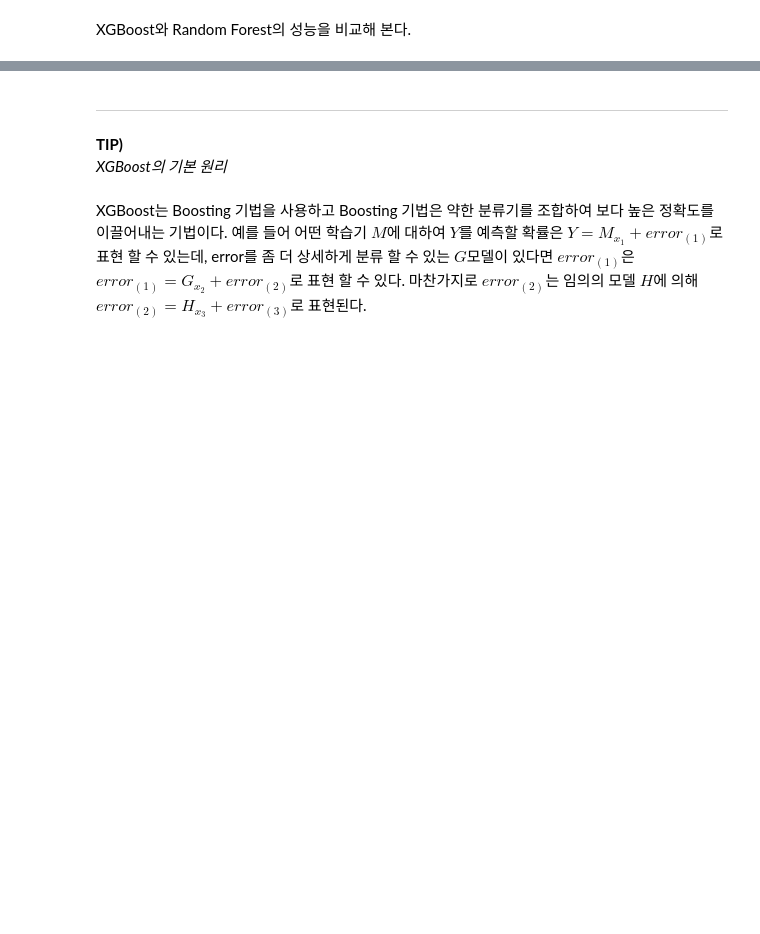
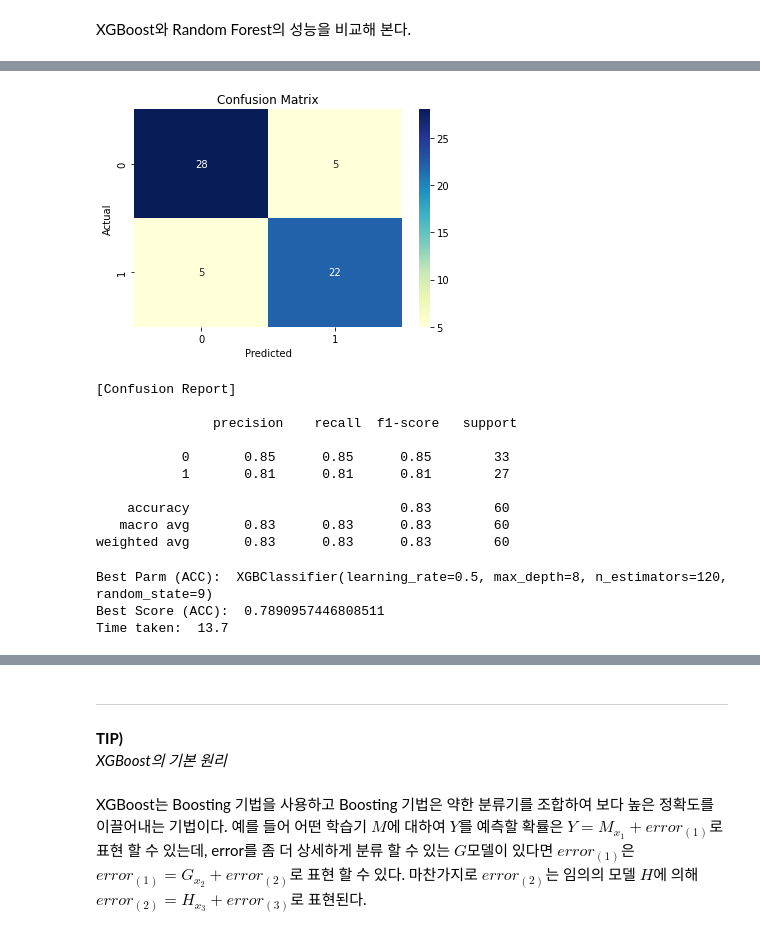
Before and after one commit to iss760/machine-learning, a Jupyter notebook: model/xgboost.ipynb, the cells around one changed output, grey strips where cells are left out. Saved outputs shown, nothing was run; the diff lists cells and outputs as text; code cells hidden in the pictures; blank space fills up the shorter version.

```diff
--- a/model/xgboost.ipynb
+++ b/model/xgboost.ipynb
@@ -88,0 +172,42 @@ XGBoost와 Random Forest의 성능을 비교해 본다.
+# %%
+# Random Forest Confusion Matrix
+print_confusion_mat(rf, X_test, y_test)
+# %% [output]
+[figure, added]
+[Confusion Report]
+
+               precision    recall  f1-score   support
+
+           0       0.85      0.85      0.85        33
+           1       0.81      0.81      0.81        27
+
+    accuracy                           0.83        60
+   macro avg       0.83      0.83      0.83        60
+weighted avg       0.83      0.83      0.83        60
+# %%
+# XGBoost parmeter Geedy Search로 최적화 하기
+
+# 실행 시간 측정
+start = time()
+
+# 모델 생성 및 탐색할 파라미터 범주 설정
+xgb = XGBClassifier(random_state=9)
+parm = {'learning_rate': [0.1, 0.3, 0.5],    # learning rate 값, 높을수록 과적합이 쉽다.
+        'n_estimators': [80, 100, 120],      # 생성할 weak learner의 수, learning rate가 낮을 때 n_estimator가 높아야 과적합을 방지한다.
+        'max_depth': [4, 6, 8],              # 트리의 maximum depth, 보통 3~10의 값을 가지며 높을수록 복잡도 증가와 과적합이 쉬워진다.
+        'gamma': [0, 0.1, 0.5]               # 리프노드의 추가 분할을 결정할 최소손실 감소 값, 높을수록 과적합이 방지된다.
+       }
+
+# 최적 파라미터 탐색 및 모델 학습
+xgb_greedyCV_acc = GridSearchCV(xgb, param_grid=parm, cv=5, scoring='accuracy')
+xgb_greedyCV_acc.fit(X_train, y_train)
+
+print('Best Parm (ACC): ', xgb_greedyCV_acc.best_estimator_)
+print('Best Score (ACC): ', xgb_greedyCV_acc.best_score_)
+
+# 실행 시간 측정
+print('Time taken: ', round(time() - start, 3))
+# %% [output]
+Best Parm (ACC):  XGBClassifier(learning_rate=0.5, max_depth=8, n_estimators=120, random_state=9)
+Best Score (ACC):  0.7890957446808511
+Time taken:  13.7
```
Also changed, not shown: parts of 23 cells of this notebook.
